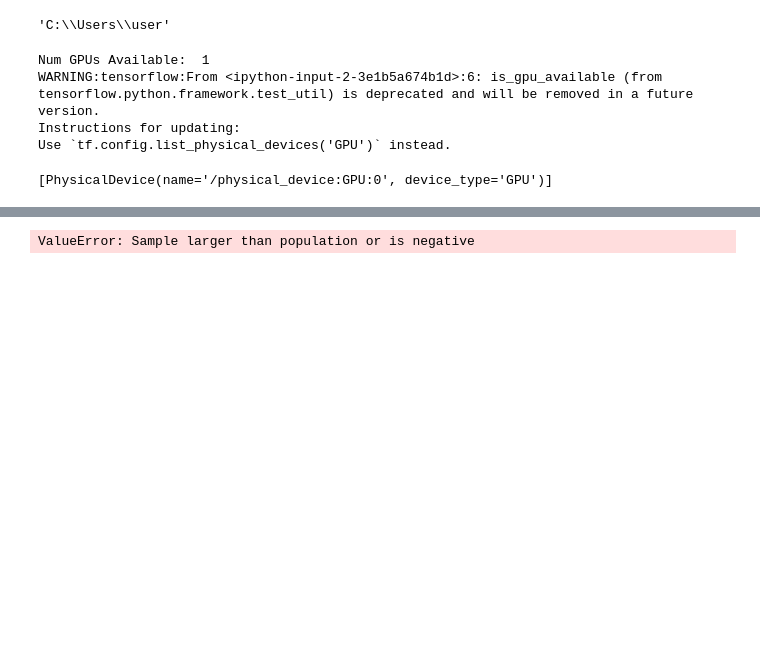
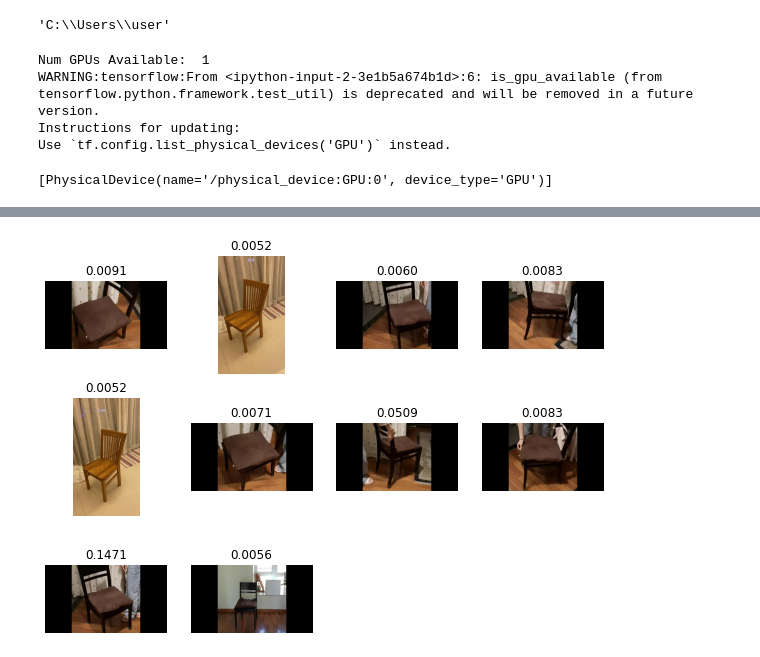
Before and after one commit to brandonshih/chair, a Jupyter notebook: Model.ipynb, the cells around one changed output, grey strips where cells are left out. Drawn from its saved outputs; the diff is of its cells as text; code cells hidden in the pictures; blank space fills up the shorter version.

```diff
--- a/Model.ipynb
+++ b/Model.ipynb
@@ -390,10 +416,16 @@ pred = model.predict_generator(test_generator,
-# %%
-import random
-x = list(zip(list(pred.flatten()), test_generator.filenames))
-for i in random.sample(range(len(pred)), 25):
-    print(x[i])
-# %% [output]
-ValueError: Sample larger than population or is negative
+# %%
+x = list(zip(list(pred.flatten()), test_generator.filenames))
+random_batch = random.sample(x, 10)
+
+plt.figure(figsize = (10,10))
+for i in range(10):
+    ax = plt.subplot(4,4,i+1)
+    plt.title("{:.4f}".format(float(random_batch[i][0])))
+    img = mpimg.imread(os.path.join(test_generator.directory, random_batch[i][1]))
+    plt.imshow(img)
+    plt.axis('off')
+# %% [output]
+[figure, added]
 # %%
 accuracy = []
 for th in np.linspace(0, 1, 100):
```
Also changed, not shown: parts of 18 cells of this notebook, 1 other file.
